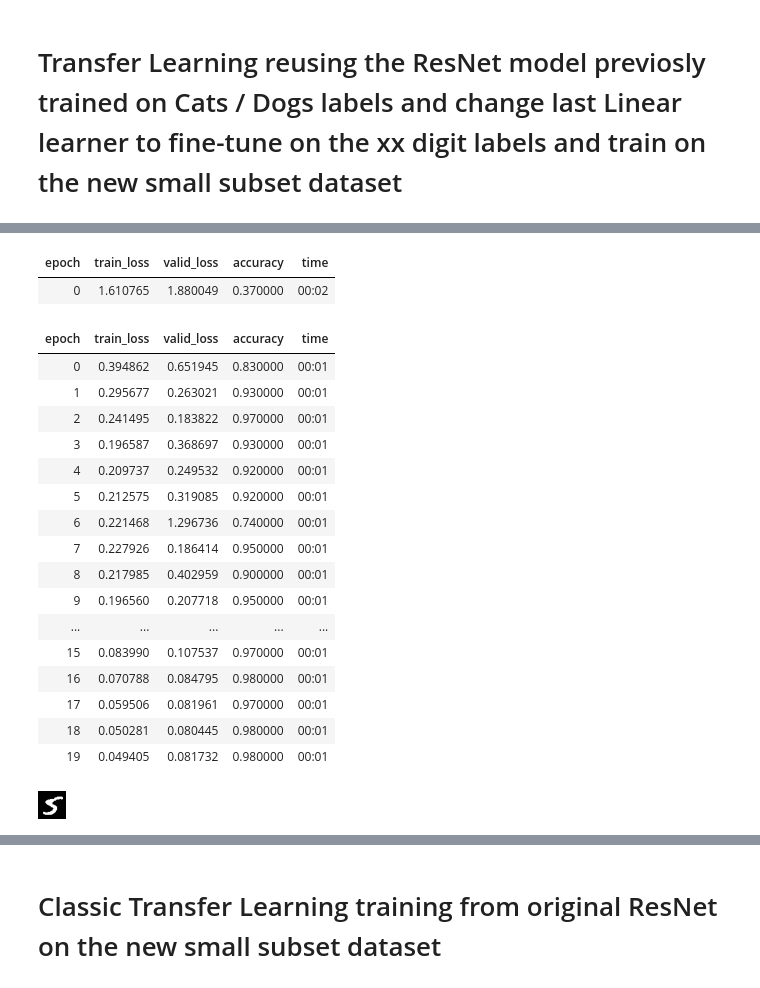
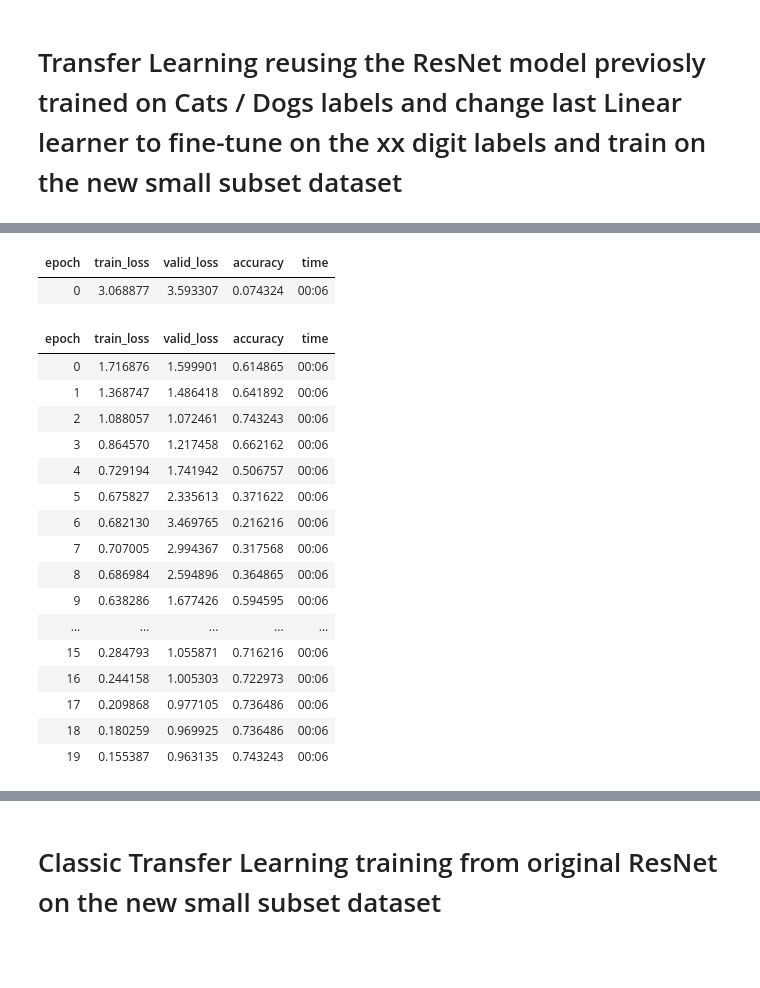
Before and after one commit to JacopoMangiavacchi/FastLabeling, a Jupyter notebook: pets_cats_dogs_transfer_learning.ipynb, the cells around one changed output, grey strips where cells are left out. Saved outputs shown, nothing was run; the diff lists cells and outputs as text; code cells hidden in the pictures; blank space fills up the shorter version.

```diff
--- a/pets_cats_dogs_transfer_learning.ipynb
+++ b/pets_cats_dogs_transfer_learning.ipynb
@@ -145,31 +144,25 @@ Linear(in_features=512, out_features=2, bias=False)
 # %%
-learn.model[1][8] = torch.nn.modules.linear.Linear(in_features=512, out_features=10, bias=False)
+learn.model[1][8] = torch.nn.modules.linear.Linear(in_features=512, out_features=len(subset_pets_dls.vocab), bias=False)
 # %%
-learn2 = cnn_learner(all_pets_dls, resnet34, metrics=accuracy)
-learn2.fine_tune(3)
+learn2 = Learner(subset_pets_dls, learn.model, metrics=accuracy)
+learn2.fine_tune(20)
 # %% [output]
 | epoch | train_loss | valid_loss | accuracy | time |
-| 0 | 1.610765 | 1.880049 | 0.370000 | 00:02 |
+| 0 | 3.068877 | 3.593307 | 0.074324 | 00:06 |
 | epoch | train_loss | valid_loss | accuracy | time |
-| 0 | 0.394862 | 0.651945 | 0.830000 | 00:01 |
-| 1 | 0.295677 | 0.263021 | 0.930000 | 00:01 |
-| 2 | 0.241495 | 0.183822 | 0.970000 | 00:01 |
-| 3 | 0.196587 | 0.368697 | 0.930000 | 00:01 |
-| 4 | 0.209737 | 0.249532 | 0.920000 | 00:01 |
-| 5 | 0.212575 | 0.319085 | 0.920000 | 00:01 |
-| 6 | 0.221468 | 1.296736 | 0.740000 | 00:01 |
-| 7 | 0.227926 | 0.186414 | 0.950000 | 00:01 |
-| 8 | 0.217985 | 0.402959 | 0.900000 | 00:01 |
-| 9 | 0.196560 | 0.207718 | 0.950000 | 00:01 |
+| 0 | 1.716876 | 1.599901 | 0.614865 | 00:06 |
+| 1 | 1.368747 | 1.486418 | 0.641892 | 00:06 |
+| 2 | 1.088057 | 1.072461 | 0.743243 | 00:06 |
+| 3 | 0.864570 | 1.217458 | 0.662162 | 00:06 |
+| 4 | 0.729194 | 1.741942 | 0.506757 | 00:06 |
+| 5 | 0.675827 | 2.335613 | 0.371622 | 00:06 |
+| 6 | 0.682130 | 3.469765 | 0.216216 | 00:06 |
+| 7 | 0.707005 | 2.994367 | 0.317568 | 00:06 |
+| 8 | 0.686984 | 2.594896 | 0.364865 | 00:06 |
+| 9 | 0.638286 | 1.677426 | 0.594595 | 00:06 |
 | ... | ... | ... | ... | ... |
-| 15 | 0.083990 | 0.107537 | 0.970000 | 00:01 |
-| 16 | 0.070788 | 0.084795 | 0.980000 | 00:01 |
-| 17 | 0.059506 | 0.081961 | 0.970000 | 00:01 |
-| 18 | 0.050281 | 0.080445 | 0.980000 | 00:01 |
-| 19 | 0.049405 | 0.081732 | 0.980000 | 00:01 |
+| 15 | 0.284793 | 1.055871 | 0.716216 | 00:06 |
+| 16 | 0.244158 | 1.005303 | 0.722973 | 00:06 |
+| 17 | 0.209868 | 0.977105 | 0.736486 | 00:06 |
+| 18 | 0.180259 | 0.969925 | 0.736486 | 00:06 |
+| 19 | 0.155387 | 0.963135 | 0.743243 | 00:06 |
-# %%
-test_path = (path/'testing'/'5').ls()[10]
-test_image = Image.open(test_path)
-test_image
-# %% [output]
-[figure, removed]
```
Also changed, not shown: parts of 11 cells of this notebook.
